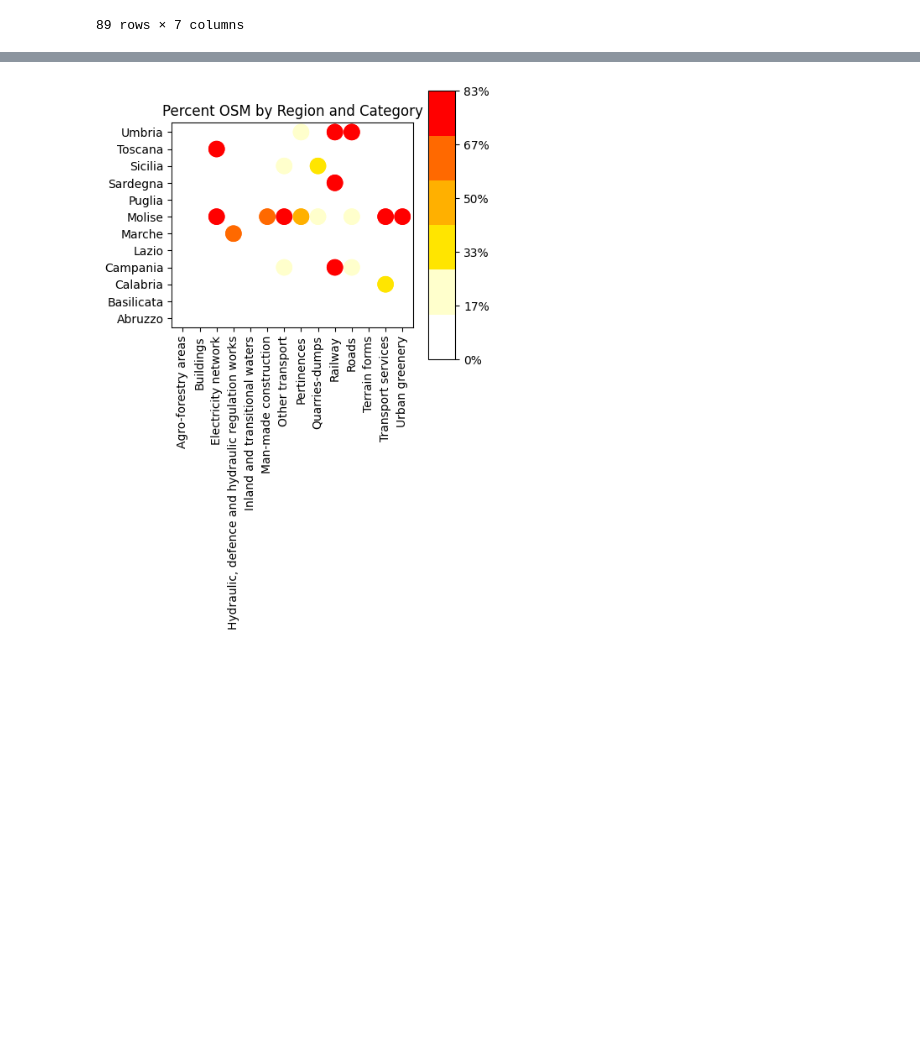
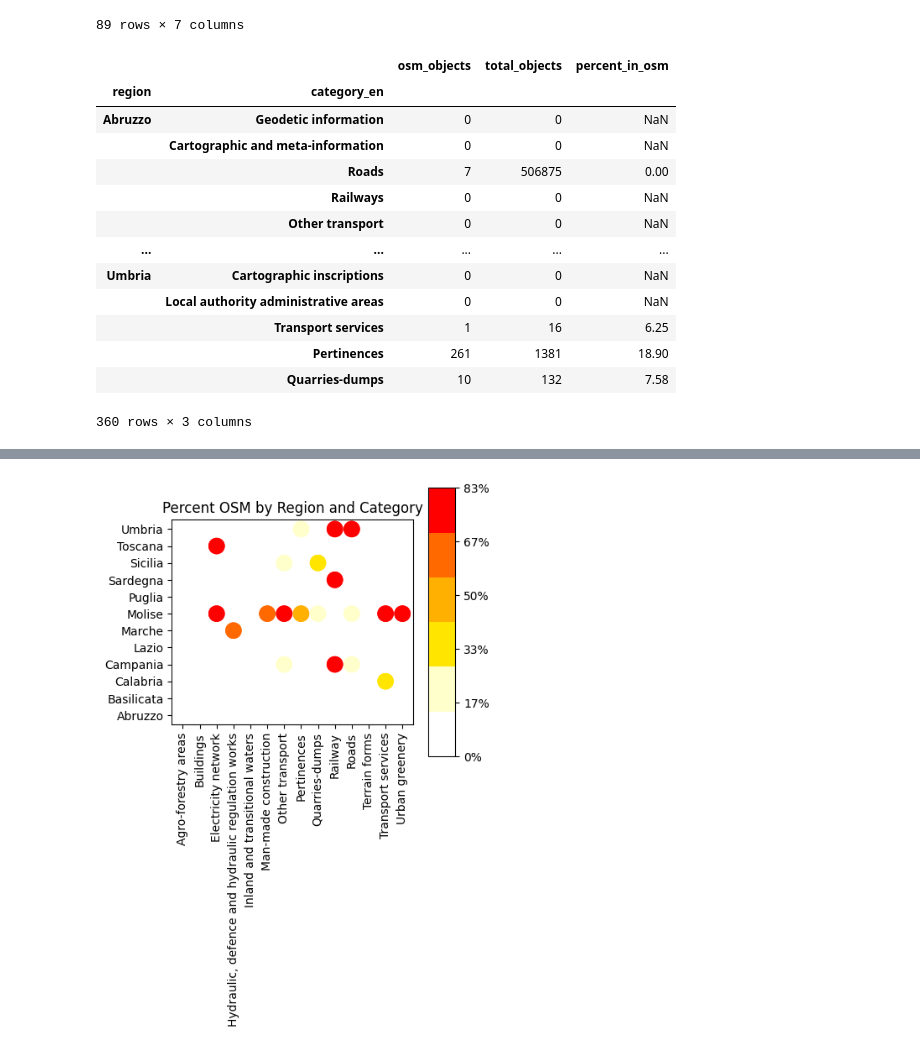
Before and after one commit to napo/dbsnosmcompare, a Jupyter notebook: analysis_osm_presence_igm_declaration.ipynb, the cells around one changed output, grey strips where cells are left out. Saved outputs shown, nothing was run; the diff lists cells and outputs as text; code cells hidden in the pictures; blank space fills up the shorter version.

```diff
--- a/analysis_osm_presence_igm_declaration.ipynb
+++ b/analysis_osm_presence_igm_declaration.ipynb
@@ -70,6 +106,23 @@ data_regione_with_osm_data['category_en'] = data_regione_with_osm_data.layer_nam
 data_regione_with_osm_data_category = data_regione_with_osm_data.groupby(['region','category_en']).agg({'osm_objects': 'sum', 'total_objects': 'sum'})
 # %%
 data_regione_with_osm_data_category['percent_in_osm'] = round((data_regione_with_osm_data_category['osm_objects'] / data_regione_with_osm_data_category['total_objects']) * 100,2)
+# %%
+data_regione_with_osm_data_category
+# %% [output]
+|  |  | osm_objects | total_objects | percent_in_osm |
+| region | category_en |  |  |  |
+| Abruzzo | Geodetic information | 0 | 0 | NaN |
+|  | Cartographic and meta-information | 0 | 0 | NaN |
+|  | Roads | 7 | 506875 | 0.00 |
+|  | Railways | 0 | 0 | NaN |
+|  | Other transport | 0 | 0 | NaN |
+| ... | ... | ... | ... | ... |
+| Umbria | Cartographic inscriptions | 0 | 0 | NaN |
+|  | Local authority administrative areas | 0 | 0 | NaN |
+|  | Transport services | 1 | 16 | 6.25 |
+|  | Pertinences | 261 | 1381 | 18.90 |
+|  | Quarries-dumps | 10 | 132 | 7.58 |
+360 rows × 3 columns
 # %%
 # Creiamo un array numpy 2D con i valori di percent_osm per ogni combinazione di region e macrocategory_en
 regions = data_regione_with_osm_data_category.index.levels[0]
```
Also changed, not shown: parts of 6 cells of this notebook, 1 other file.
